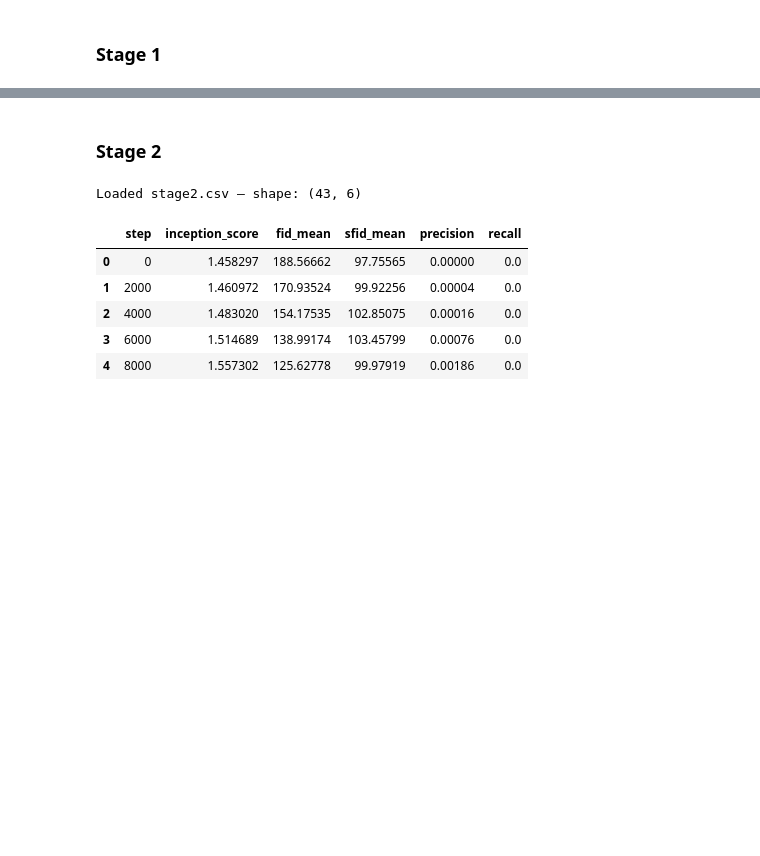
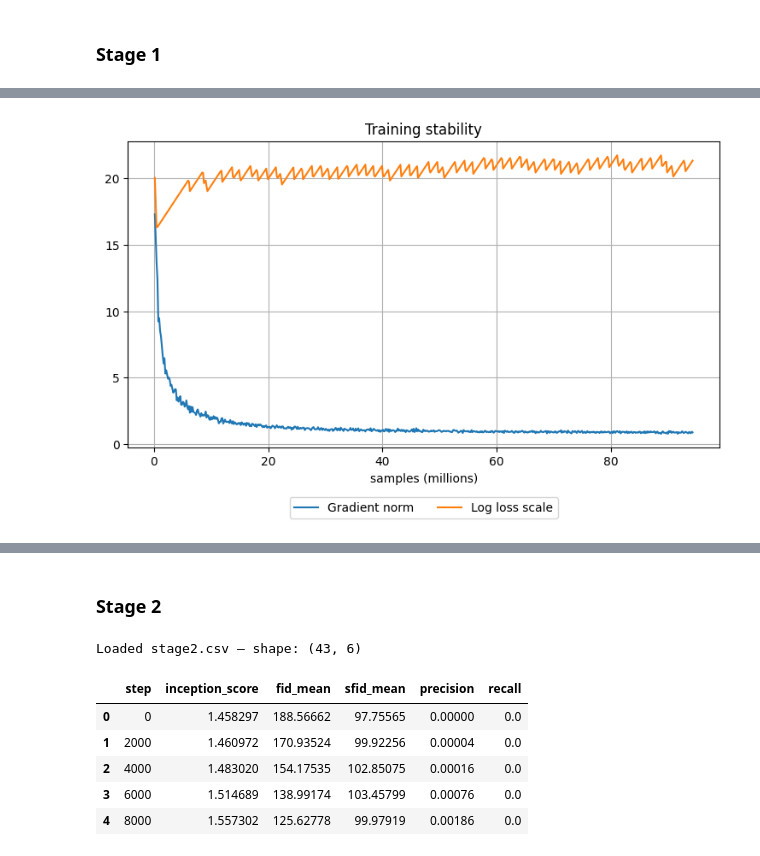
Before and after one commit to kbratosi/pagoda, a Jupyter notebook: analysis/unconditional.ipynb, the cells around one changed output, grey strips where cells are left out. Cells and saved outputs as stored; diff of their text form; code cells hidden in the pictures; blank space fills up the shorter version.

```diff
--- a/analysis/unconditional.ipynb
+++ b/analysis/unconditional.ipynb
@@ -90,0 +103,7 @@ def plot_stability(df):
+# %%
+stage1_progress = Path("/home/bratosiewicz/pagoda/analysis/stage1_progress.csv")
+if not stage1_progress.exists():
+    raise FileNotFoundError(f"CSV not found: {stage1_progress}")
+
+stage1_df2 = pd.read_csv(stage1_progress)
+stage1_df2.head()
@@ -90,0 +130,4 @@ def plot_stability(df):
+# %%
+plot_stability(stage1_df2)
+# %% [output]
+[figure, added]
```
Also changed, not shown: parts of 17 cells of this notebook, 7 other files.
